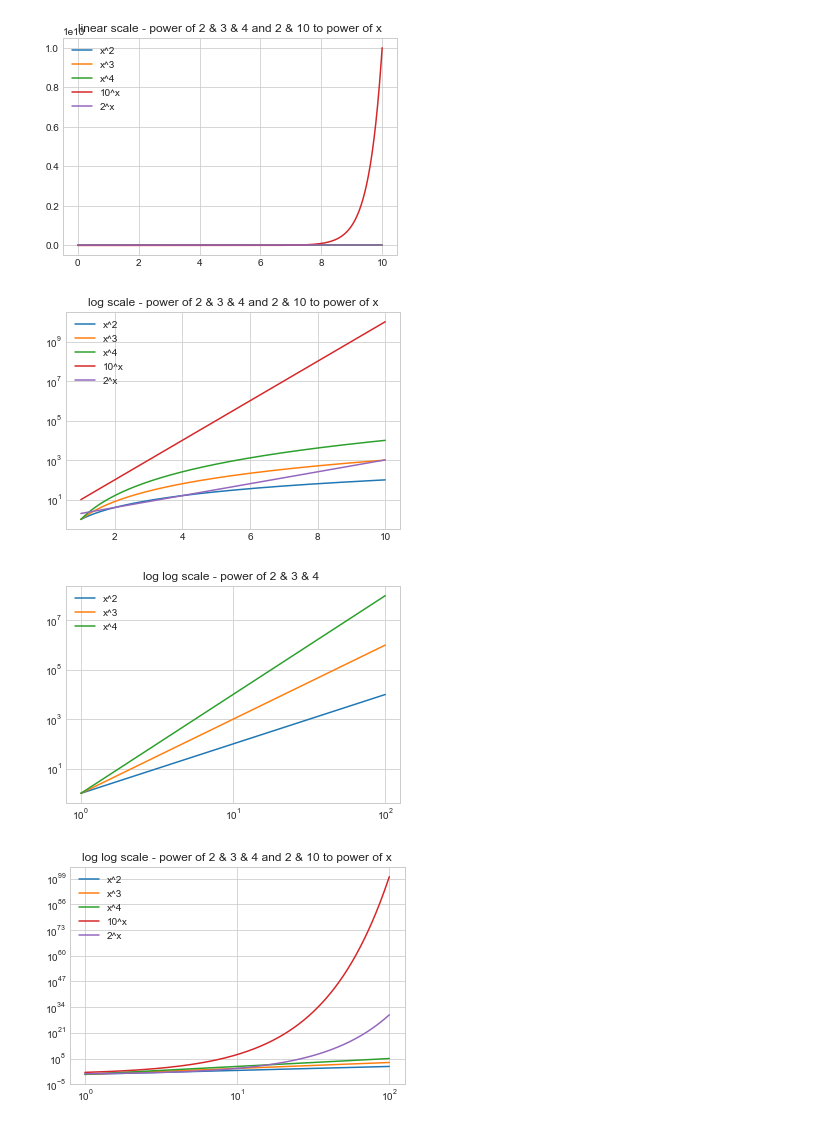
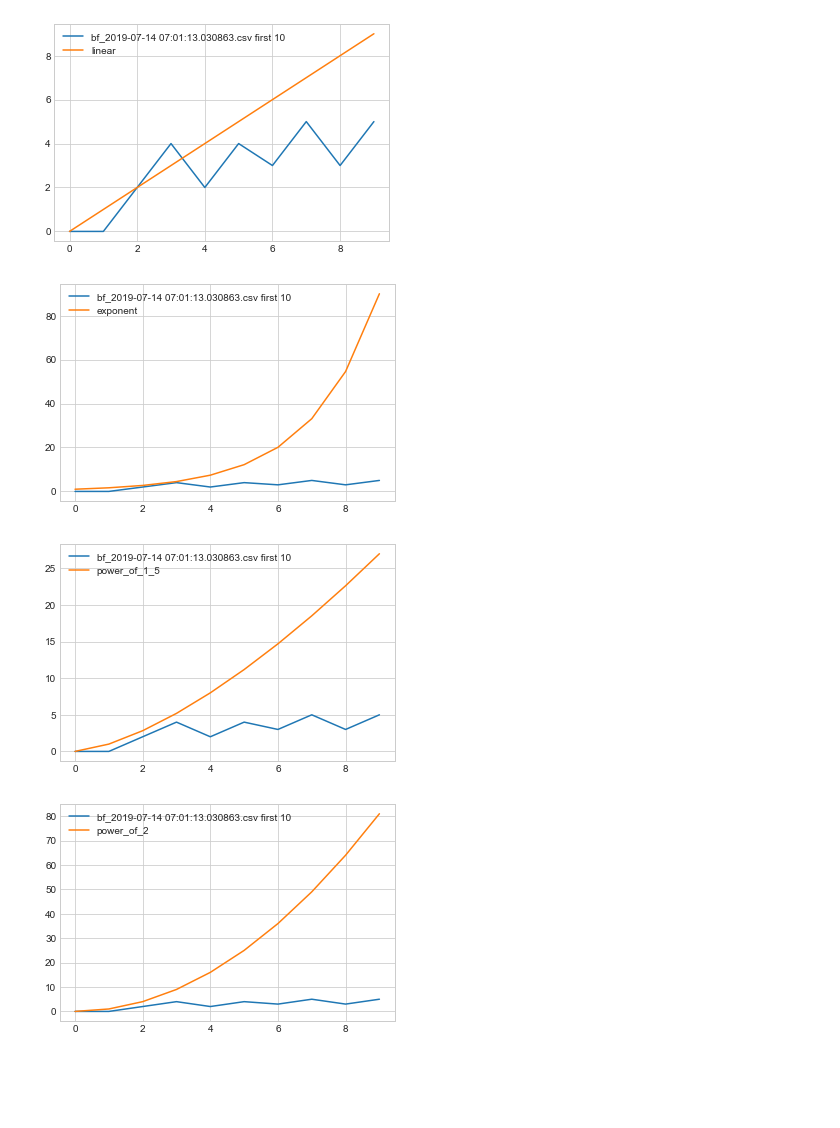
Before and after one commit to amor71/time-series-analysis, a Jupyter notebook: viewers/powers.ipynb, the cells around one changed output. Cells and saved outputs as stored; diff of their text form; code cells hidden in the pictures; blank space fills up the shorter version.

```diff
--- a/viewers/powers.ipynb
+++ b/viewers/powers.ipynb
@@ -57,55 +46,11 @@ plt.show()
-# %%
-ax = plt.axes()
-x = np.linspace(0, 10, 1000)
-ax.plot(x, f(x), label="x^2")
-ax.plot(x, g(x), label="x^3")
-ax.plot(x, h(x), label="x^4")
-ax.plot(x, p(x), label="10^x")
-ax.plot(x, t(x), label="2^x")
-ax.legend()
-plt.title("linear scale - power of 2 & 3 & 4 and 2 & 10 to power of x")
-plt.show()
-# %% [output]
-[figure, removed]
-# %%
-ax = plt.axes()
-x = np.linspace(1, 10, 1000)
-ax.plot(x, f(x), label="x^2")
-ax.plot(x, g(x), label="x^3")
-ax.plot(x, h(x), label="x^4")
-ax.plot(x, p(x), label="10^x")
-ax.plot(x, t(x), label="2^x")
-ax.legend()
-ax.set_yscale("log")
-plt.title("log scale - power of 2 & 3 & 4 and 2 & 10 to power of x")
-plt.show()
-# %% [output]
-[figure, removed]
-# %%
-ax = plt.axes()
-x = np.linspace(1, 100, 1000)
-ax.plot(x, f(x), label="x^2")
-ax.plot(x, g(x), label="x^3")
-ax.plot(x, h(x), label="x^4")
-ax.legend()
-ax.set_yscale("log")
-ax.set_xscale("log")
-plt.title("log log scale - power of 2 & 3 & 4 ")
-plt.show()
-# %% [output]
-[figure, removed]
-# %%
-ax = plt.axes()
-x = np.linspace(1, 100, 1000)
-ax.plot(x, f(x), label="x^2")
-ax.plot(x, g(x), label="x^3")
-ax.plot(x, h(x), label="x^4")
-ax.plot(x, p(x), label="10^x")
-ax.plot(x, t(x), label="2^x")
-ax.set_yscale("log")
-ax.set_xscale("log")
-ax.legend()
-plt.title("log log scale - power of 2 & 3 & 4 and 2 & 10 to power of x")
-plt.show()
-# %% [output]
-[figure, removed]
+# %%
+for func in funcs:
+    plt.plot([x for x in time_series[:10]], label=f"{filename} first 10")
+    plt.plot([func(x) for x in range(10)], label=func.__name__)
+    plt.legend()
+    plt.show()
+# %% [output]
+[figure, added]
+[figure, added]
+[figure, added]
+[figure, added]
```
Also changed, not shown: parts of 16 cells of this notebook.
